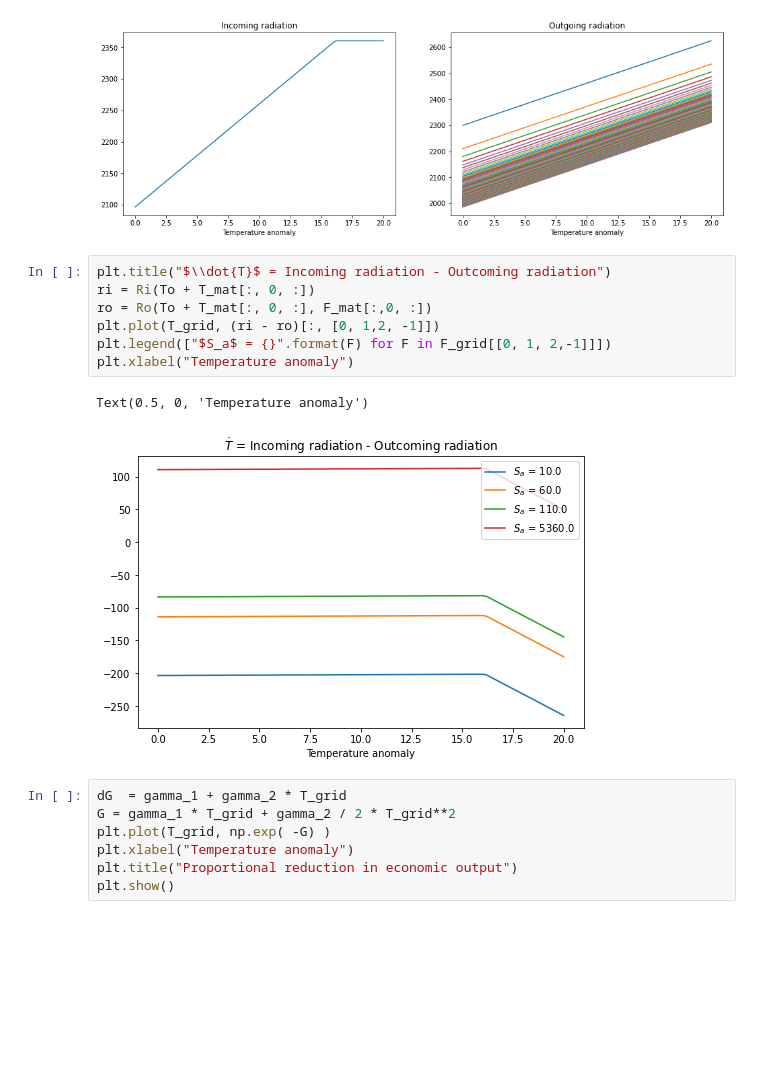
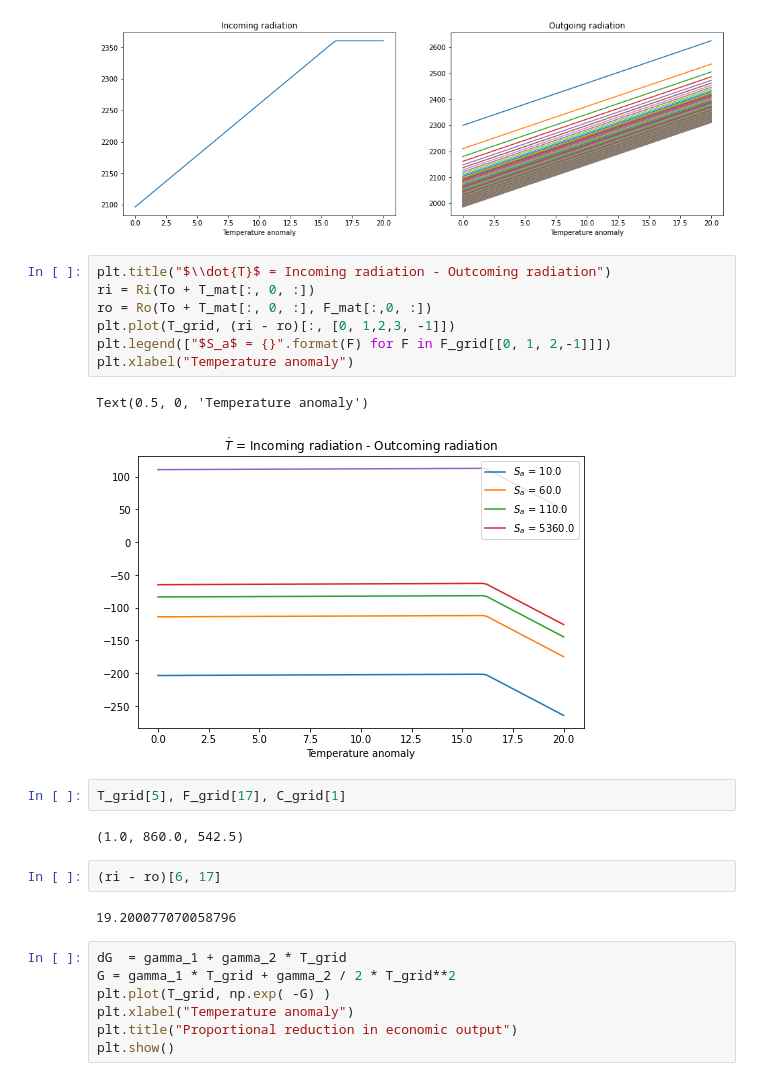
Before and after one commit to binchengecon/TwoCapital, a Jupyter notebook: nonlinearCarbon/HJB_3D.ipynb, the cells around one changed output. Drawn from its saved outputs; the diff is of its cells as text; blank space fills up the shorter version.

```diff
--- a/nonlinearCarbon/HJB_3D.ipynb
+++ b/nonlinearCarbon/HJB_3D.ipynb
@@ -299,13 +299,21 @@ plt.show()
 # %%
 plt.title("$\\dot{T}$ = Incoming radiation - Outcoming radiation")
 ri = Ri(To + T_mat[:, 0, :])
 ro = Ro(To + T_mat[:, 0, :], F_mat[:,0, :])
-plt.plot(T_grid, (ri - ro)[:, [0, 1,2, -1]])
+plt.plot(T_grid, (ri - ro)[:, [0, 1,2,3, -1]])
 plt.legend(["$S_a$ = {}".format(F) for F in F_grid[[0, 1, 2,-1]]])
 plt.xlabel("Temperature anomaly")
 # %% [output]
 Text(0.5, 0, 'Temperature anomaly')
-[figure, old version]
+[figure, new version]
+# %%
+T_grid[5], F_grid[17], C_grid[1]
+# %% [output]
+(1.0, 860.0, 542.5)
+# %%
+(ri - ro)[6, 17]
+# %% [output]
+19.200077070058796
 # %%
 dG  = gamma_1 + gamma_2 * T_grid
 G = gamma_1 * T_grid + gamma_2 / 2 * T_grid**2
```
Also changed, not shown: parts of 11 cells of this notebook.
